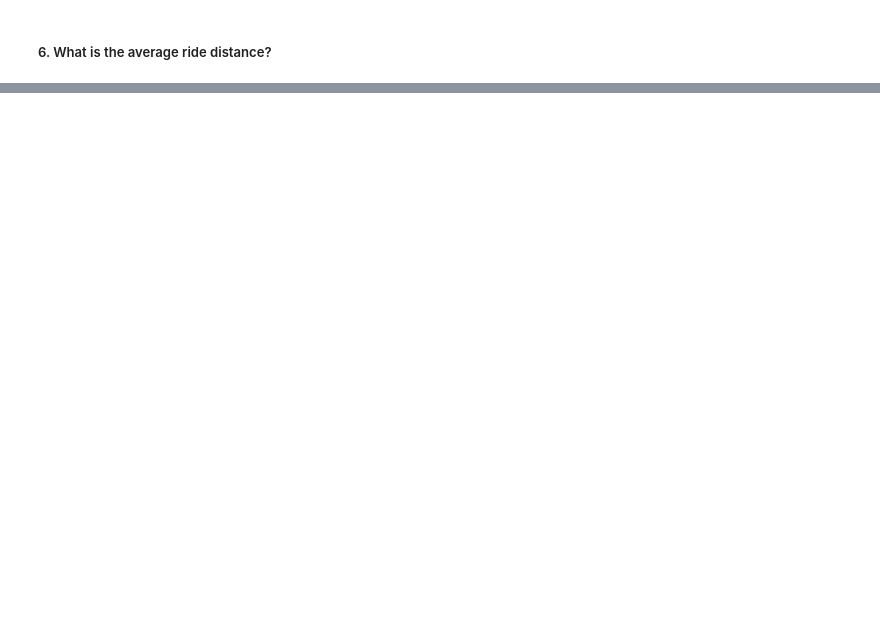
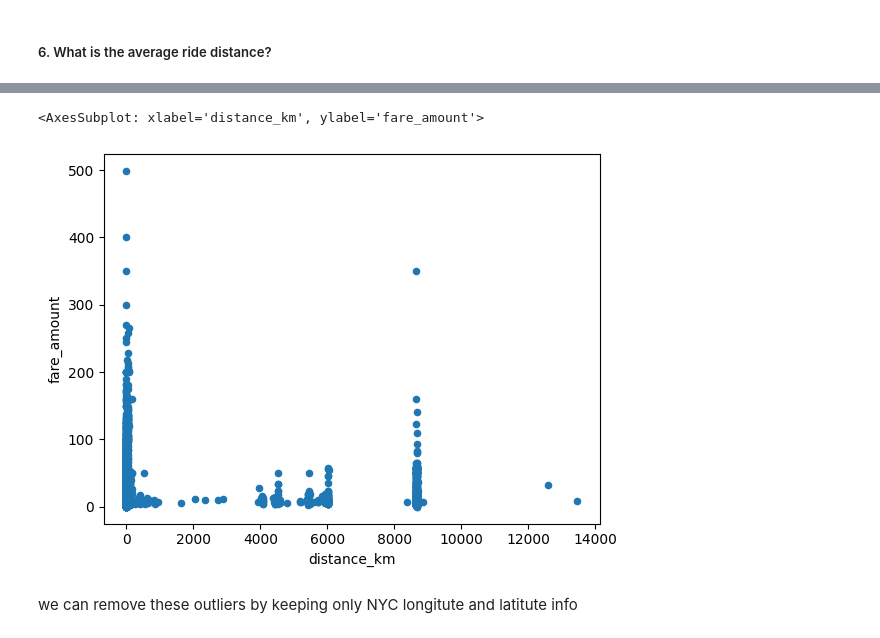
Before and after one commit to vivekpatel99/NY-taxi-fare-prediction, a Jupyter notebook: NY_Taxi_Fare_Prediction.ipynb, the cells around one changed output, grey strips where cells are left out. Saved outputs shown, nothing was run; the diff lists cells and outputs as text; code cells hidden in the pictures; blank space fills up the shorter version.

```diff
--- a/NY_Taxi_Fare_Prediction.ipynb
+++ b/NY_Taxi_Fare_Prediction.ipynb
@@ -686,0 +790,7 @@ Observations
+# %%
+taxi_fare_train_df.plot.scatter(y='fare_amount', x='distance_km')
+# %% [output]
+<AxesSubplot: xlabel='distance_km', ylabel='fare_amount'>
+[figure, added]
+# %% [markdown]
+we can remove these outliers by keeping only NYC longitute and latitute info
```
Also changed, not shown: parts of 61 cells of this notebook.
